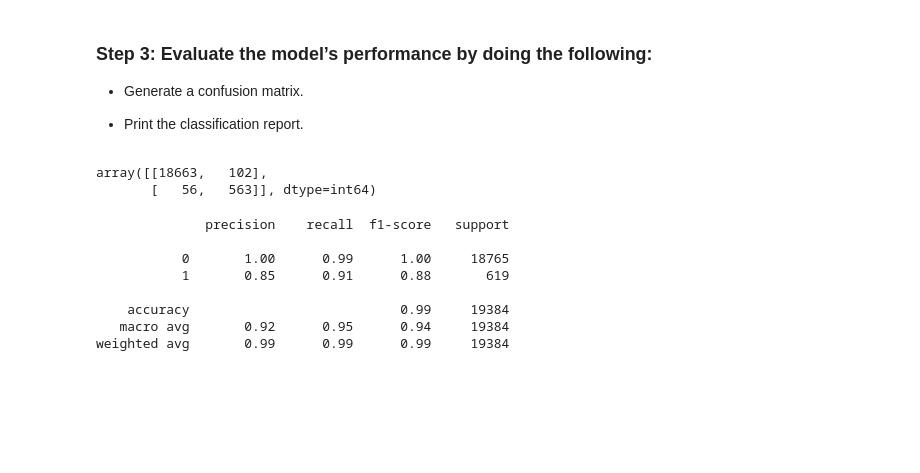
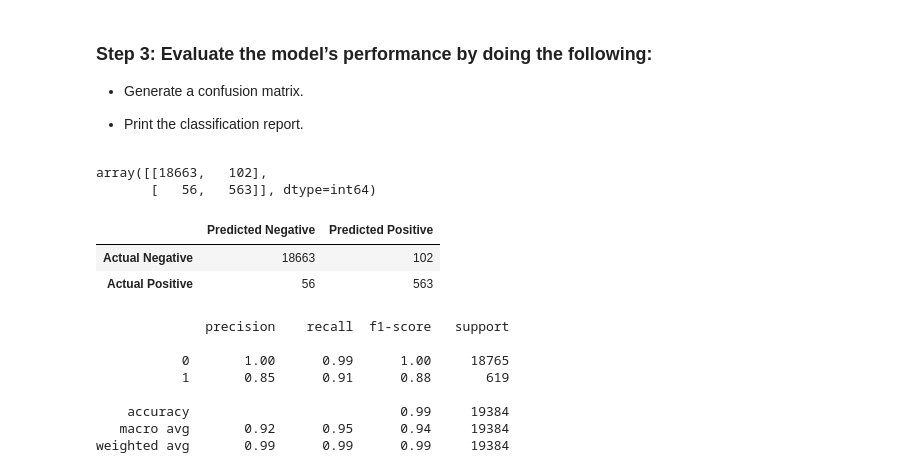
Before and after one commit to Starkilled1/credit-risk-classification, a Jupyter notebook: Credit_Risk/credit_risk_classification.ipynb, the cells around one changed output. Cells and saved outputs as stored; diff of their text form; code cells hidden in the pictures; blank space fills up the shorter version.

```diff
--- a/Credit_Risk/credit_risk_classification.ipynb
+++ b/Credit_Risk/credit_risk_classification.ipynb
@@ -114,6 +113,16 @@ conf_matrix
 # %% [output]
 array([[18663,   102],
        [   56,   563]], dtype=int64)
+# %%
+# Making a dataframe for the matrix data so it can be visualized better
+conf_matrix_df = pd.DataFrame(conf_matrix,
+                              index=['Actual Negative', 'Actual Positive'],
+                              columns=['Predicted Negative', 'Predicted Positive'])
+conf_matrix_df
+# %% [output]
+|  | Predicted Negative | Predicted Positive |
+| Actual Negative | 18663 | 102 |
+| Actual Positive | 56 | 563 |
 # %%
 # Print the classification report for the model
 class_report = classification_report(y_test, y_pred)
```
Also changed, not shown: parts of 3 cells of this notebook.
